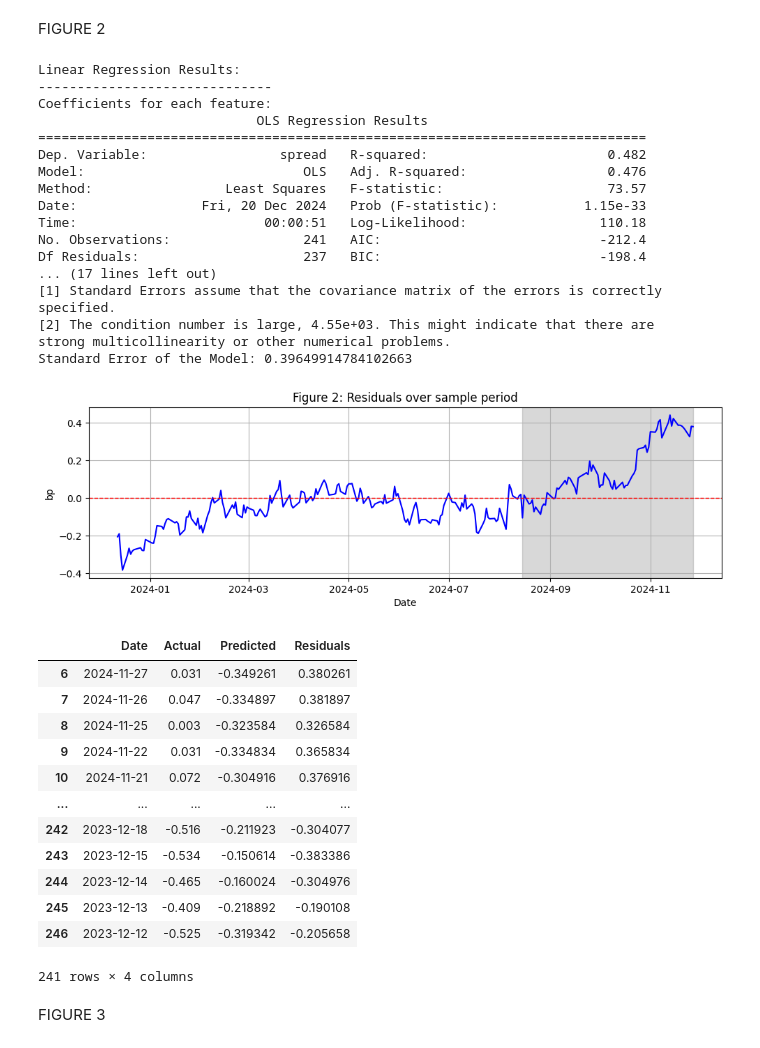
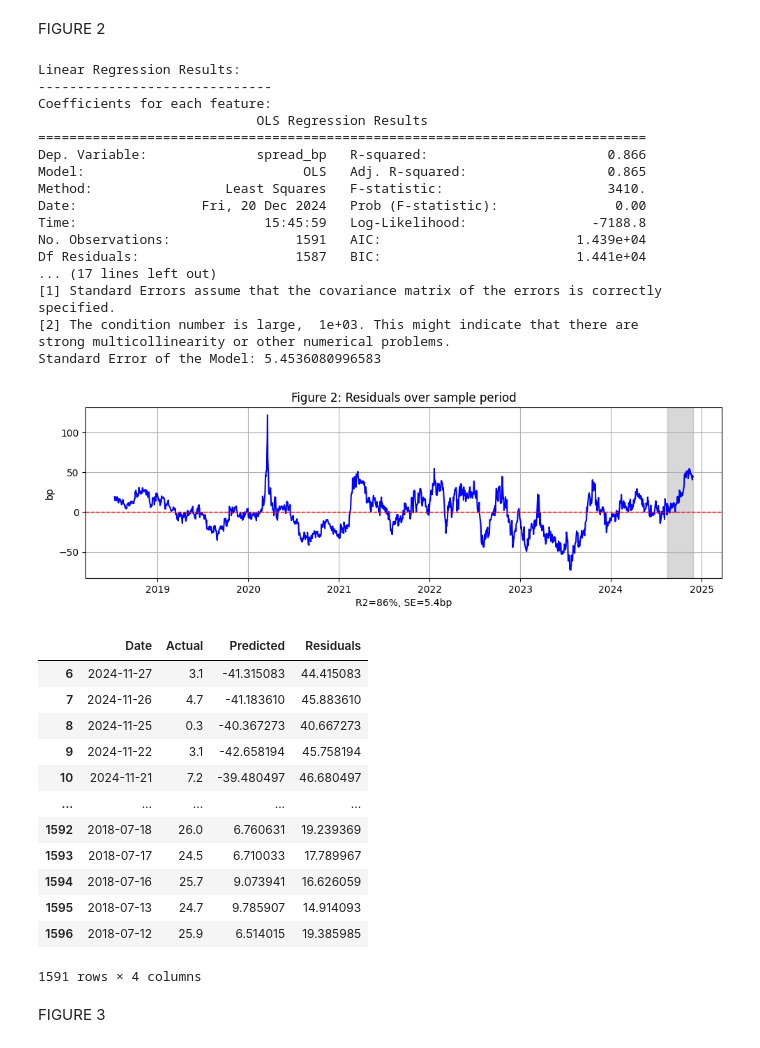
Before and after one commit to ALILODHI-cloud/UVAmacro, a Jupyter notebook: post_1/analysis.ipynb, the cells around one changed output. Drawn from its saved outputs; the diff is of its cells as text; code cells hidden in the pictures.

```diff
--- a/post_1/analysis.ipynb
+++ b/post_1/analysis.ipynb
@@ -145,15 +145,6 @@ df_total['10y_expectations'] = df_total['10yr_yield'] - df_total['10y_tp']
 
 df_total = df_total.dropna()
 
-# subset dataset to past year for section 1 (fair value analysis)
-
-start_date = '12-12-2023'
-end_date = '12-12-2024'
-
-# Filter the DataFrame to include only the date range
-df_part1 = df_total[(df_total['Date'] >= start_date) & (df_total['Date'] <= end_date)]
-
-
 # creating dataset for section 2
 
 # Step 1: Merging df_10yr_yield and df_20yr_yield
@@ -240,6 +232,8 @@ plt.show()
 # %% [markdown]
 FIGURE 2
 # %%
+
+
 def perform_regression(title, data, independent_vars, dependent_var, plot_type='line'):
     """
     Performs linear regression and plots residuals over the sample period.
@@ -297,58 +291,61 @@ def perform_regression(title, data, independent_vars, dependent_var, plot_type='
     plt.axhline(0, color='red', linestyle='--', linewidth=1)  # Add a red dashed line at 0
 
     # Add light grey hue starting from start_date
     plt.axvspan('2024-08-15', '2024-11-27', color='grey', alpha=0.3)
 
-    plt.xlabel('Date')
+    plt.xlabel('R2=86%, SE=5.4bp')
     plt.ylabel('bp')
     plt.title('Figure 2: Residuals over sample period')
     plt.grid(True)
 
 
     plt.savefig(f'{figure_path}/figure2.jpg', format='jpeg', bbox_inches='tight')
 
     # Display the plots
     plt.tight_layout()
     plt.show()
 
     # Return the residuals DataFrame
     return residuals_df
 
+
+
 steepening_start = '2024-08-15'
 
-perform_regression('main_regression_residuals', df_part1, ['1y1y', 'BE', 'move_level'], 'spread')
+df_total['spread_bp'] = df_total['spread']*100
+perform_regression('main_regression_residuals', df_total, ['1y1y', 'BE', 'move_level'], 'spread_bp')
 # %% [output]
 Linear Regression Results:
 ------------------------------
 Coefficients for each feature:
                             OLS Regression Results
 ==============================================================================
-Dep. Variable:                 spread   R-squared:                       0.482
-Model:                            OLS   Adj. R-squared:                  0.476
-Method:                 Least Squares   F-statistic:                     73.57
-Date:                Fri, 20 Dec 2024   Prob (F-statistic):           1.15e-33
-Time:                        00:00:51   Log-Likelihood:                 110.18
-No. Observations:                 241   AIC:                            -212.4
-Df Residuals:                     237   BIC:                            -198.4
+Dep. Variable:              spread_bp   R-squared:                       0.866
+Model:                            OLS   Adj. R-squared:                  0.865
+Method:                 Least Squares   F-statistic:                     3410.
+Date:                Fri, 20 Dec 2024   Prob (F-statistic):               0.00
+Time:                        15:45:59   Log-Likelihood:                -7188.8
+No. Observations:                1591   AIC:                         1.439e+04
+Df Residuals:                    1587   BIC:                         1.441e+04
 ... (17 lines left out)
 [1] Standard Errors assume that the covariance matrix of the errors is correctly specified.
-[2] The condition number is large, 4.55e+03. This might indicate that there are
+[2] The condition number is large,  1e+03. This might indicate that there are
 strong multicollinearity or other numerical problems.
-Standard Error of the Model: 0.39649914784102663
+Standard Error of the Model: 5.4536080996583
-[figure, old version]
+[figure, new version]
 |  | Date | Actual | Predicted | Residuals |
-| 6 | 2024-11-27 | 0.031 | -0.349261 | 0.380261 |
-| 7 | 2024-11-26 | 0.047 | -0.334897 | 0.381897 |
-| 8 | 2024-11-25 | 0.003 | -0.323584 | 0.326584 |
-| 9 | 2024-11-22 | 0.031 | -0.334834 | 0.365834 |
-| 10 | 2024-11-21 | 0.072 | -0.304916 | 0.376916 |
+| 6 | 2024-11-27 | 3.1 | -41.315083 | 44.415083 |
+| 7 | 2024-11-26 | 4.7 | -41.183610 | 45.883610 |
+| 8 | 2024-11-25 | 0.3 | -40.367273 | 40.667273 |
+| 9 | 2024-11-22 | 3.1 | -42.658194 | 45.758194 |
+| 10 | 2024-11-21 | 7.2 | -39.480497 | 46.680497 |
 | ... | ... | ... | ... | ... |
-| 242 | 2023-12-18 | -0.516 | -0.211923 | -0.304077 |
-| 243 | 2023-12-15 | -0.534 | -0.150614 | -0.383386 |
-| 244 | 2023-12-14 | -0.465 | -0.160024 | -0.304976 |
-| 245 | 2023-12-13 | -0.409 | -0.218892 | -0.190108 |
-| 246 | 2023-12-12 | -0.525 | -0.319342 | -0.205658 |
+| 1592 | 2018-07-18 | 26.0 | 6.760631 | 19.239369 |
+| 1593 | 2018-07-17 | 24.5 | 6.710033 | 17.789967 |
+| 1594 | 2018-07-16 | 25.7 | 9.073941 | 16.626059 |
+| 1595 | 2018-07-13 | 24.7 | 9.785907 | 14.914093 |
+| 1596 | 2018-07-12 | 25.9 | 6.514015 | 19.385985 |
-241 rows × 4 columns
+1591 rows × 4 columns
 # %% [markdown]
 FIGURE 3
 # %%
```
Also changed, not shown: parts of 5 cells of this notebook, 4 other files.
